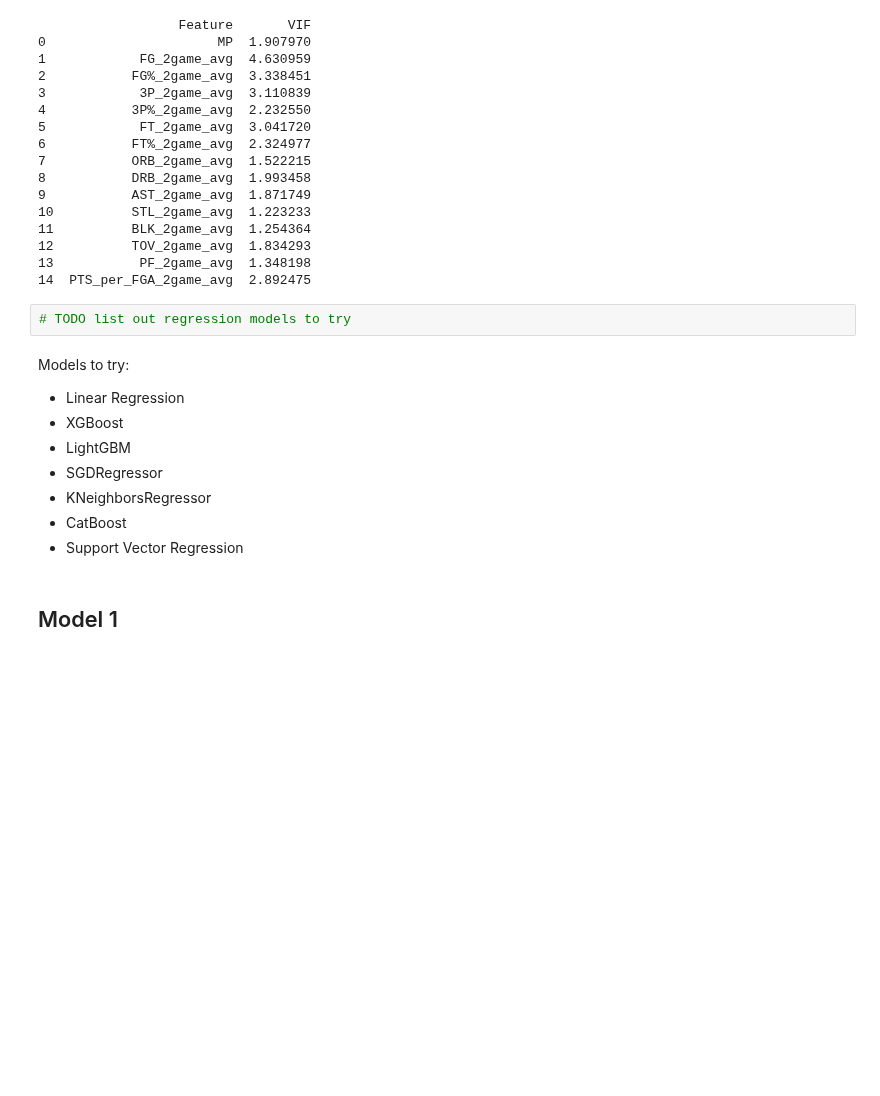
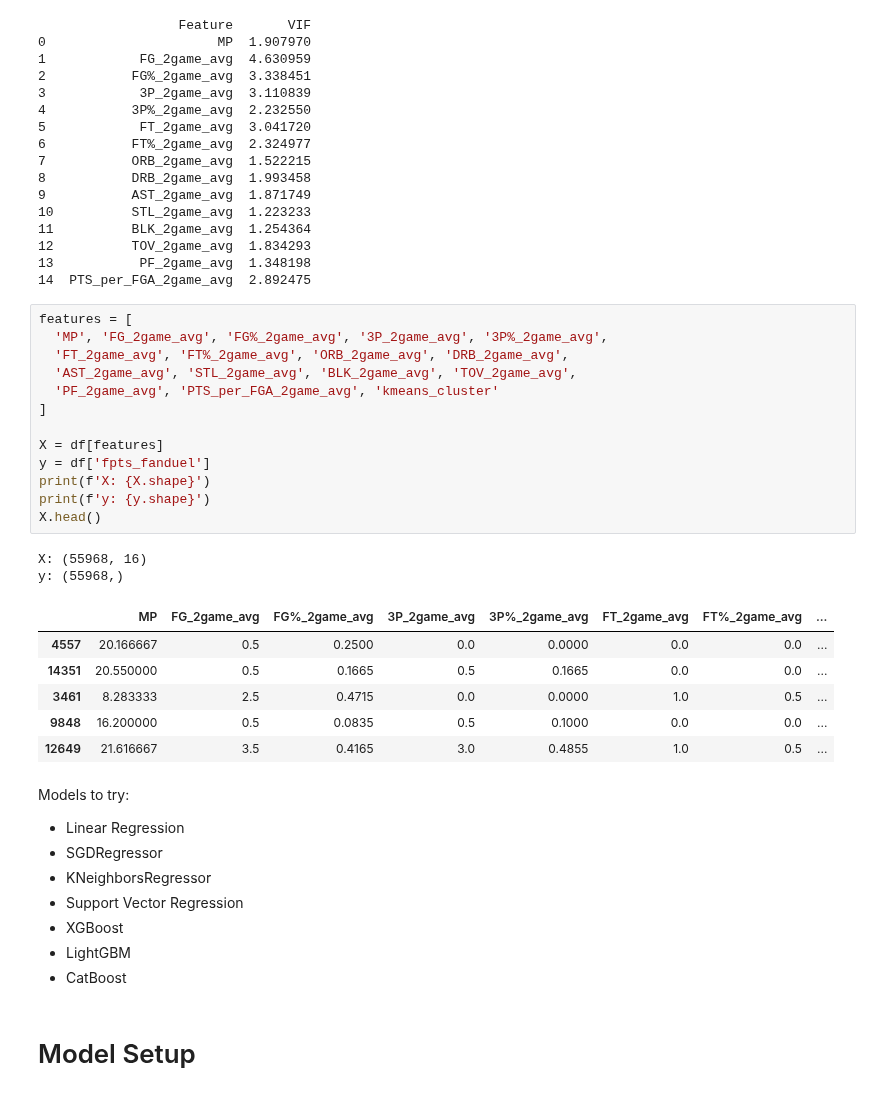
Before and after one commit to sammig6i/NBA-Fantasy-Points-Prediction, a Jupyter notebook: notebooks/predictive_models.ipynb, the cells around one changed output. Drawn from its saved outputs; the diff is of its cells as text; blank space fills up the shorter version.

```diff
--- a/notebooks/predictive_models.ipynb
+++ b/notebooks/predictive_models.ipynb
@@ -132,16 +135,36 @@ print(vif)
 12          TOV_2game_avg  1.834293
 13           PF_2game_avg  1.348198
 14  PTS_per_FGA_2game_avg  2.892475
-# %%
-# TODO list out regression models to try
+# %%
+features = [
+  'MP', 'FG_2game_avg', 'FG%_2game_avg', '3P_2game_avg', '3P%_2game_avg',
+  'FT_2game_avg', 'FT%_2game_avg', 'ORB_2game_avg', 'DRB_2game_avg',
+  'AST_2game_avg', 'STL_2game_avg', 'BLK_2game_avg', 'TOV_2game_avg',
+  'PF_2game_avg', 'PTS_per_FGA_2game_avg', 'kmeans_cluster'
+]
+
+X = df[features]
+y = df['fpts_fanduel']
+print(f'X: {X.shape}')
+print(f'y: {y.shape}')
+X.head()
+# %% [output]
+X: (55968, 16)
+y: (55968,)
+|  | MP | FG_2game_avg | FG%_2game_avg | 3P_2game_avg | 3P%_2game_avg | FT_2game_avg | FT%_2game_avg | ... |
+| 4557 | 20.166667 | 0.5 | 0.2500 | 0.0 | 0.0000 | 0.0 | 0.0 | ... |
+| 14351 | 20.550000 | 0.5 | 0.1665 | 0.5 | 0.1665 | 0.0 | 0.0 | ... |
+| 3461 | 8.283333 | 2.5 | 0.4715 | 0.0 | 0.0000 | 1.0 | 0.5 | ... |
+| 9848 | 16.200000 | 0.5 | 0.0835 | 0.5 | 0.1000 | 0.0 | 0.0 | ... |
+| 12649 | 21.616667 | 3.5 | 0.4165 | 3.0 | 0.4855 | 1.0 | 0.5 | ... |
 # %% [markdown]
 Models to try:
 - Linear Regression
+- SGDRegressor
+- KNeighborsRegressor
+- Support Vector Regression
 - XGBoost
 - LightGBM
-- SGDRegressor
-- KNeighborsRegressor
 - CatBoost
-- Support Vector Regression
 # %% [markdown]
-## Model 1
+# Model Setup
```
Also changed, not shown: parts of 14 cells of this notebook.
